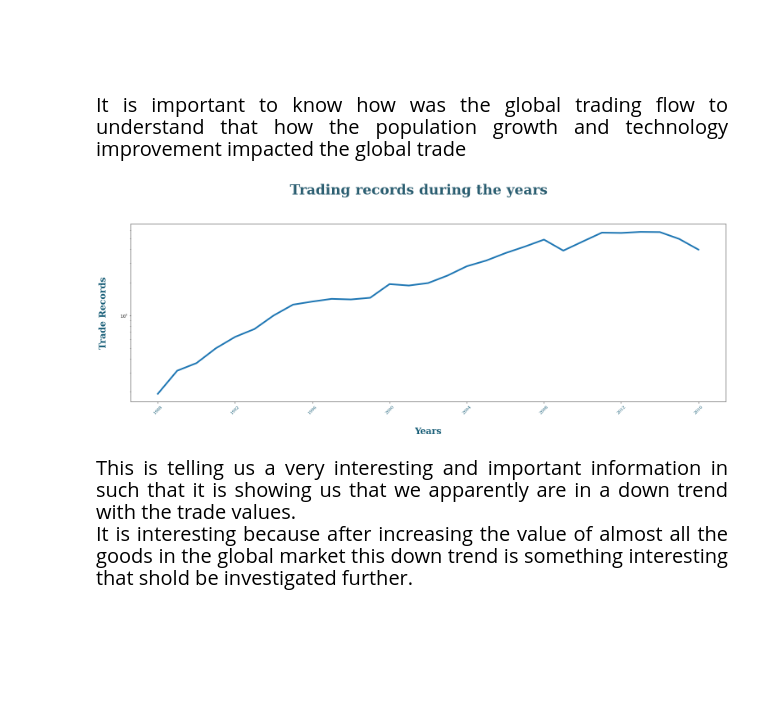
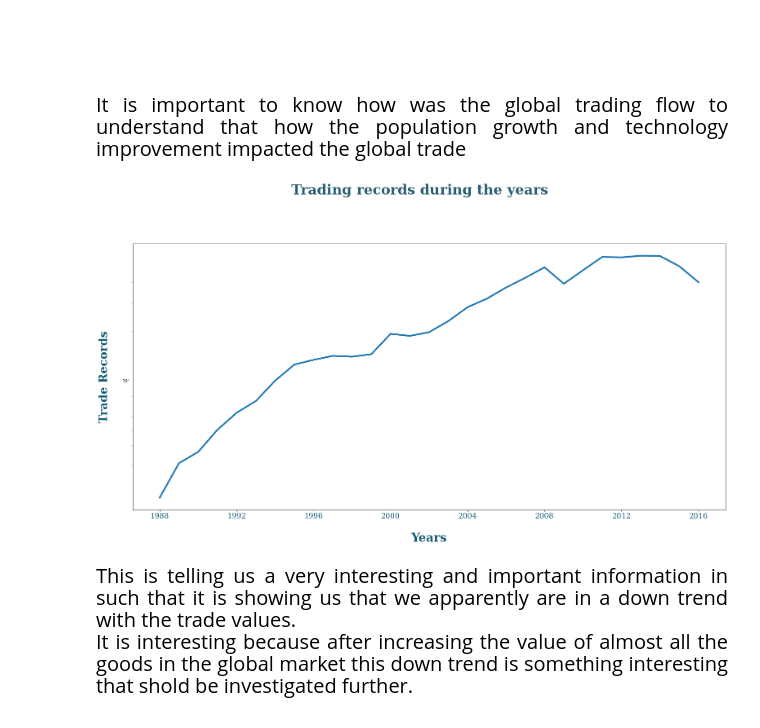
Before and after one commit to Persabras/Notebooks, a Jupyter notebook: global_trading_project_1988-present.ipynb, the cells around one changed output. Saved outputs shown, nothing was run; the diff lists cells and outputs as text; code cells hidden in the pictures; blank space fills up the shorter version.

```diff
--- a/global_trading_project_1988-present.ipynb
+++ b/global_trading_project_1988-present.ipynb
@@ -359,37 +362,37 @@ The interesting point is that the first four countries have a significant distan
 cty=df.groupby('year', as_index=False).sum()
 ctys=cty.sort_values(by='trade_usd', ascending=False)
 # %%
-plt.subplots(figsize=(26, 8))
+plt.subplots(figsize=(26, 12))
 sns.lineplot(data=ctys, x='year', y='trade_usd',linewidth=4)
-plt.xticks(rotation=45, color='#145B75', ticks=None,fontfamily='Serif')
+plt.xticks(rotation=0, color='#145B75', ticks=None, fontfamily='Serif', fontsize=18)
 plt.yticks([])
 plt.yscale('log')
 
 plt.xlabel('Years',
-           fontsize=22,
+           fontsize=29,
            fontfamily='Serif',
           fontweight='bold',
            labelpad=30,
           color='#145B75')
 plt.ylabel('Trade Records',
-          fontsize=22,
+          fontsize=28,
            fontfamily='Serif',
           fontweight='bold',
            labelpad=30,
           color='#145B75')
 
 plt.suptitle(
     "Trading records during the years",
     fontsize=34,
     fontweight='bold',
     fontfamily='Serif',
     ha="center",
     y=1.05,
     color='#2B5E71')
 
 plt.show()
 # %% [output]
-[figure, old version]
+[figure, new version]
 # %% [markdown]
 <div style="width:100%;font-family: Optima; font-size: 20px; font-weight: 400; line-height: 1.5; text-align: justify;">
 
```
Also changed, not shown: parts of 9 cells of this notebook.
